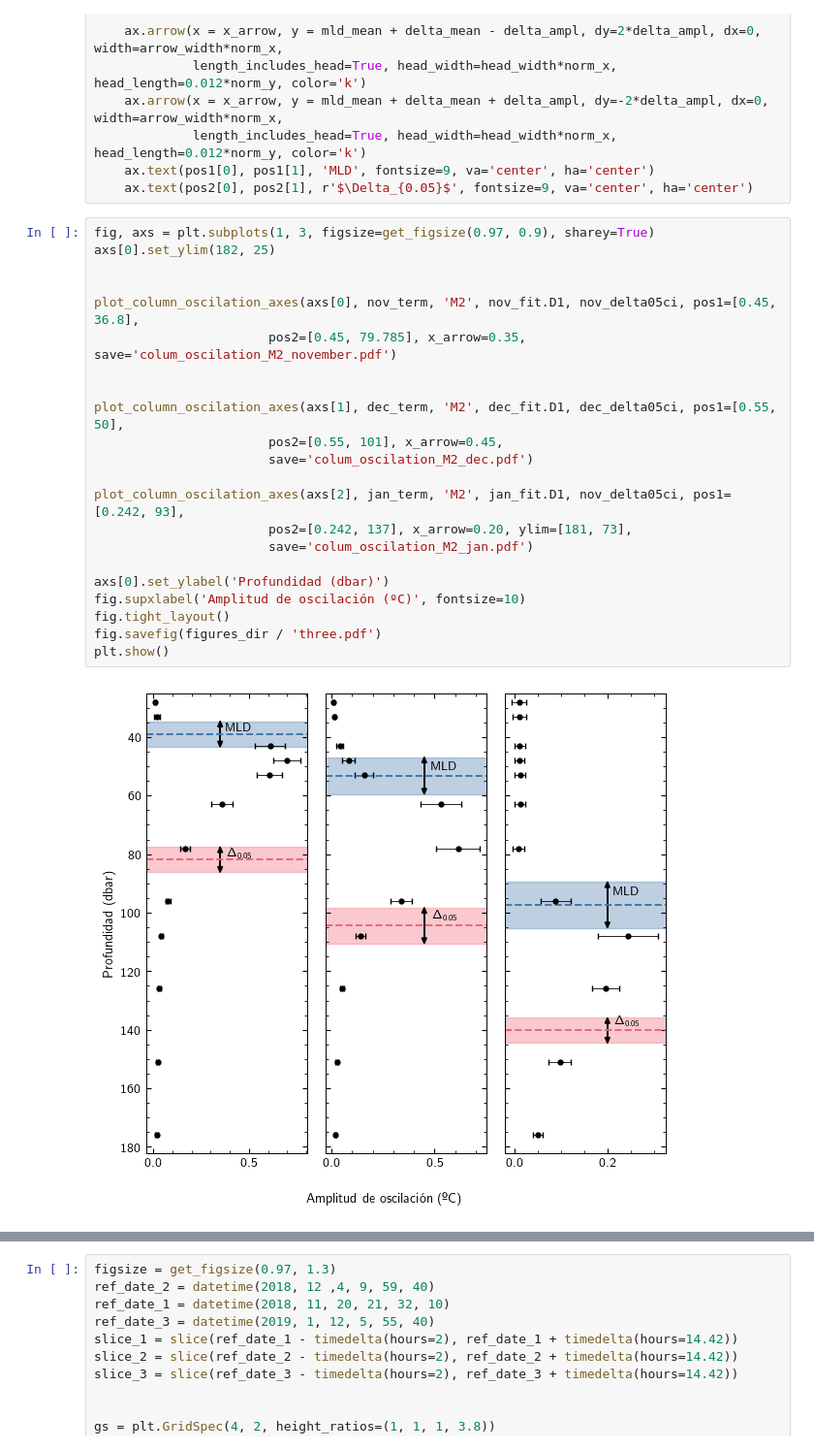
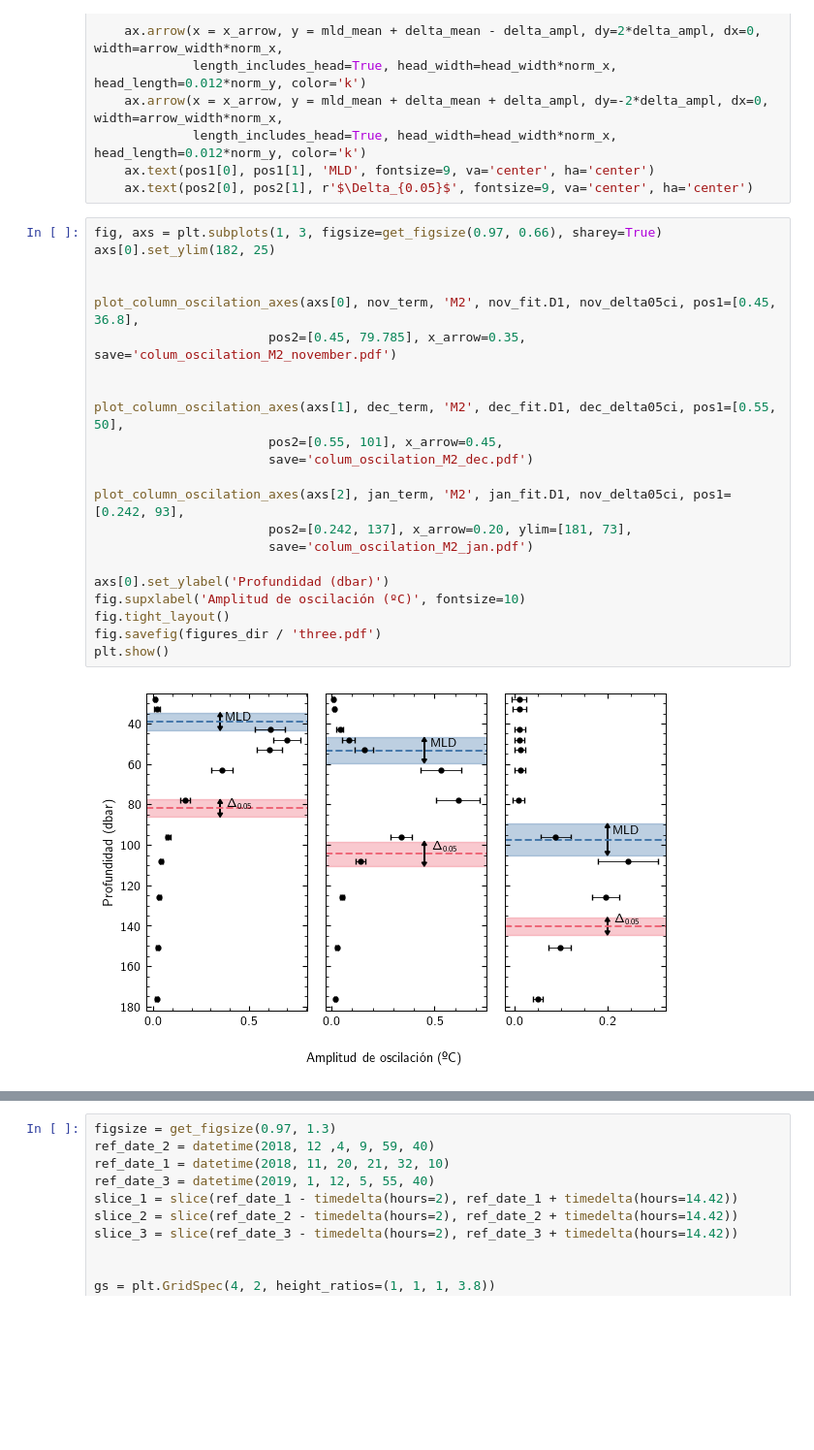
Before and after one commit to manufrn/TFG, a Jupyter notebook: notebooks/figures_and_results/final_plots.ipynb, the cells around one changed output, grey strips where cells are left out. Shown at 97% size. Saved outputs shown, nothing was run; the diff lists cells and outputs as text; blank space fills up the shorter version.

```diff
--- a/notebooks/figures_and_results/final_plots.ipynb
+++ b/notebooks/figures_and_results/final_plots.ipynb
@@ -738,27 +818,27 @@ def plot_column_oscilation_axes(ax, column_coefs, component, mld_coef, delta05_c
     ax.text(pos1[0], pos1[1], 'MLD', fontsize=9, va='center', ha='center')
     ax.text(pos2[0], pos2[1], r'$\Delta_{0.05}$', fontsize=9, va='center', ha='center')
 # %%
-fig, axs = plt.subplots(1, 3, figsize=get_figsize(0.97, 0.9), sharey=True)
+fig, axs = plt.subplots(1, 3, figsize=get_figsize(0.97, 0.66), sharey=True)
 axs[0].set_ylim(182, 25)
 
 
 plot_column_oscilation_axes(axs[0], nov_term, 'M2', nov_fit.D1, nov_delta05ci, pos1=[0.45, 36.8],
                        pos2=[0.45, 79.785], x_arrow=0.35, save='colum_oscilation_M2_november.pdf')
 
 
 plot_column_oscilation_axes(axs[1], dec_term, 'M2', dec_fit.D1, dec_delta05ci, pos1=[0.55, 50],
                        pos2=[0.55, 101], x_arrow=0.45,
                        save='colum_oscilation_M2_dec.pdf')
 
 plot_column_oscilation_axes(axs[2], jan_term, 'M2', jan_fit.D1, nov_delta05ci, pos1=[0.242, 93],
                        pos2=[0.242, 137], x_arrow=0.20, ylim=[181, 73],
                        save='colum_oscilation_M2_jan.pdf')
 
 axs[0].set_ylabel('Profundidad (dbar)')
 fig.supxlabel('Amplitud de oscilación (ºC)', fontsize=10)
 fig.tight_layout()
 fig.savefig(figures_dir / 'three.pdf')
 plt.show()
 # %% [output]
-[figure, old version]
+[figure, new version]
 # %%
```
Also changed, not shown: parts of 34 cells of this notebook, 12 other files.
